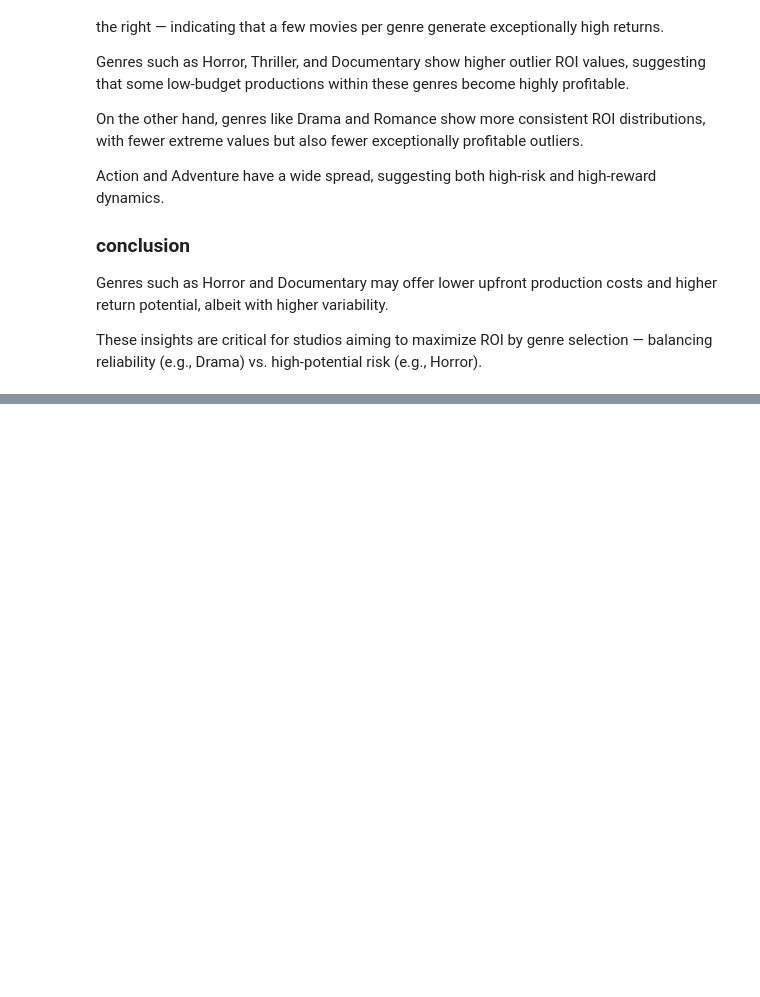
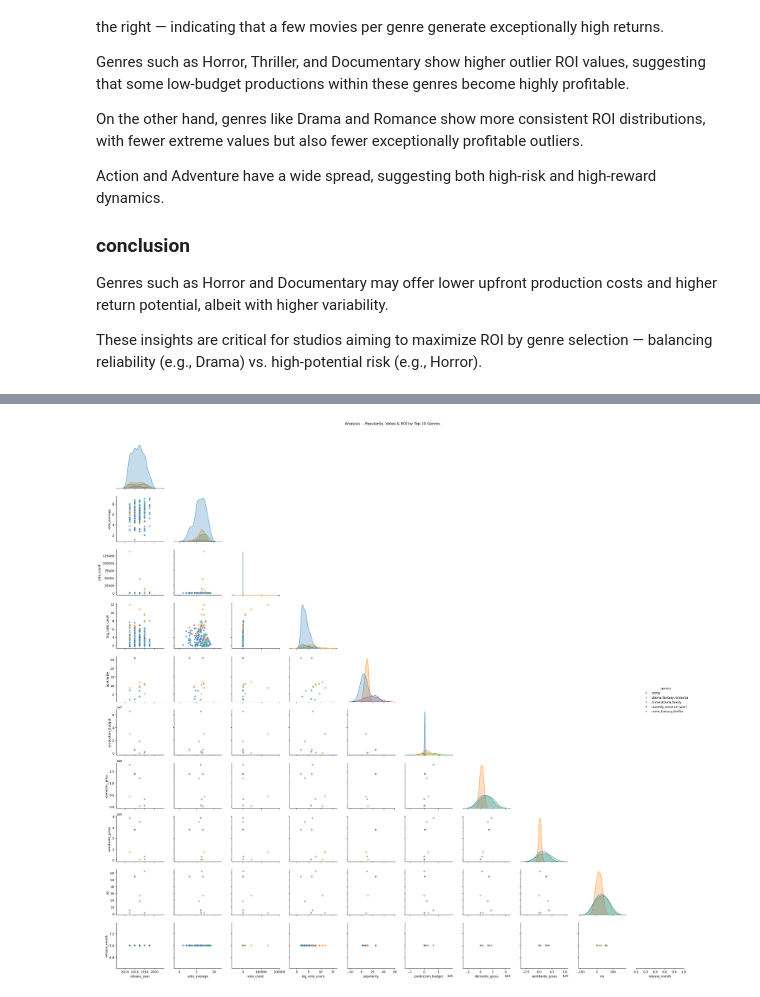
Before and after one commit to r0sh1ddy/Movie-Analysis-, a Jupyter notebook: movie-analysis.ipynb, the cells around one changed output, grey strips where cells are left out. Drawn from its saved outputs; the diff is of its cells as text; code cells hidden in the pictures; blank space fills up the shorter version.

```diff
--- a/movie-analysis.ipynb
+++ b/movie-analysis.ipynb
@@ -1224,0 +1266,14 @@ These insights are critical for studios aiming to maximize ROI by genre selectio
+# %%
+# relationship between vote count, popularity, genres and roi
+# Select only the top 10 genres by median ROI
+top_genres = movies_metadata_cleaned.groupby('genres')['roi'].median().sort_values(ascending=False).head(5).index
+filtered_data = movies_metadata_cleaned[movies_metadata_cleaned['genres'].isin(top_genres)]
+
+# Pairplot with limited genres
+sns.pairplot(filtered_data, hue='genres', corner=True, plot_kws={'alpha': 0.6})
+plt.suptitle('Analysis  - Popularity, Votes & ROI by Top 10 Genres', y=1.02)
+plt.tight_layout()
+plt.savefig('movie/popularity_votes_&_top_genres.png')
+plt.show()
+# %% [output]
+[figure, added]
```
Also changed, not shown: parts of 46 cells of this notebook, 3 other files.
